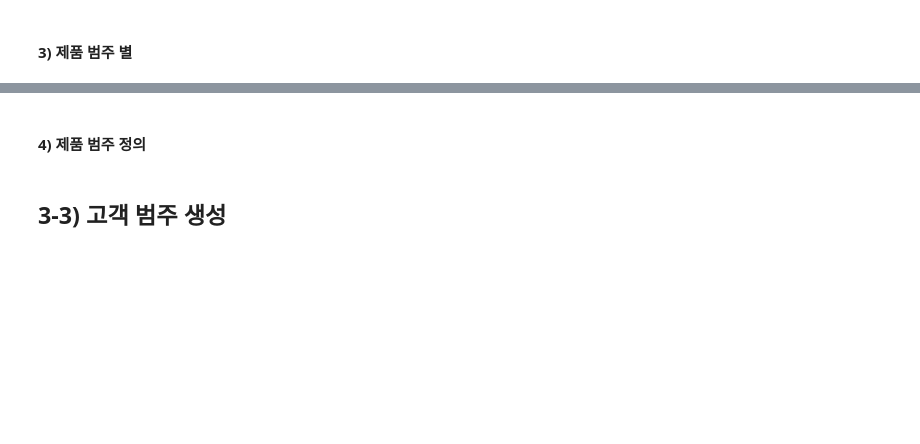
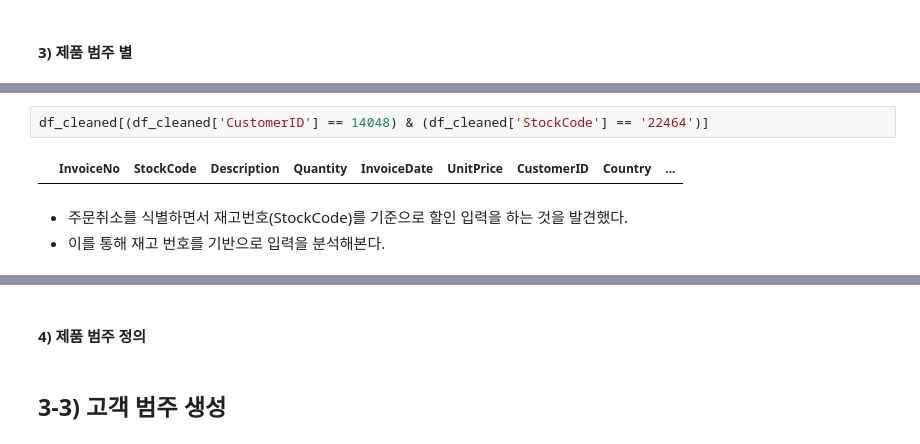
Before and after one commit to Hinterhalter/Machine_Learning_Practice_Projects, a Jupyter notebook: 고객_분석/고객_분석.ipynb, the cells around one changed output, grey strips where cells are left out. Drawn from its saved outputs; the diff is of its cells as text; blank space fills up the shorter version.

```diff
--- a/고객_분석/고객_분석.ipynb
+++ b/고객_분석/고객_분석.ipynb
@@ -214,0 +337,7 @@ nb_products_per_basket[:10].sort_values('CustomerID')
+# %%
+df_cleaned[(df_cleaned['CustomerID'] == 14048) & (df_cleaned['StockCode'] == '22464')]
+# %% [output]
+|  | InvoiceNo | StockCode | Description | Quantity | InvoiceDate | UnitPrice | CustomerID | Country | ... |
+# %% [markdown]
+- 주문취소를 식별하면서 재고번호(StockCode)를 기준으로 할인 입력을 하는 것을 발견했다.
+- 이를 통해 재고 번호를 기반으로 입력을 분석해본다.
```
Also changed, not shown: parts of 14 cells of this notebook, 2 other files.
